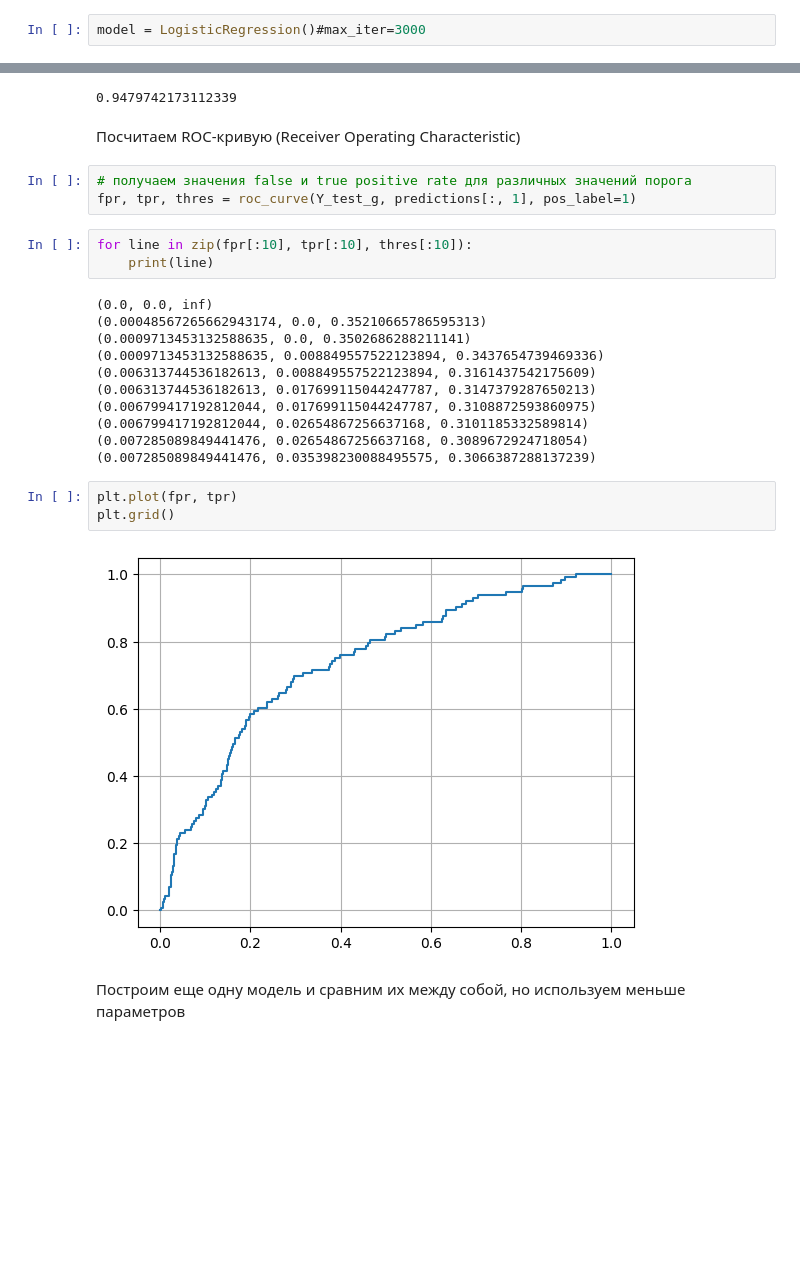
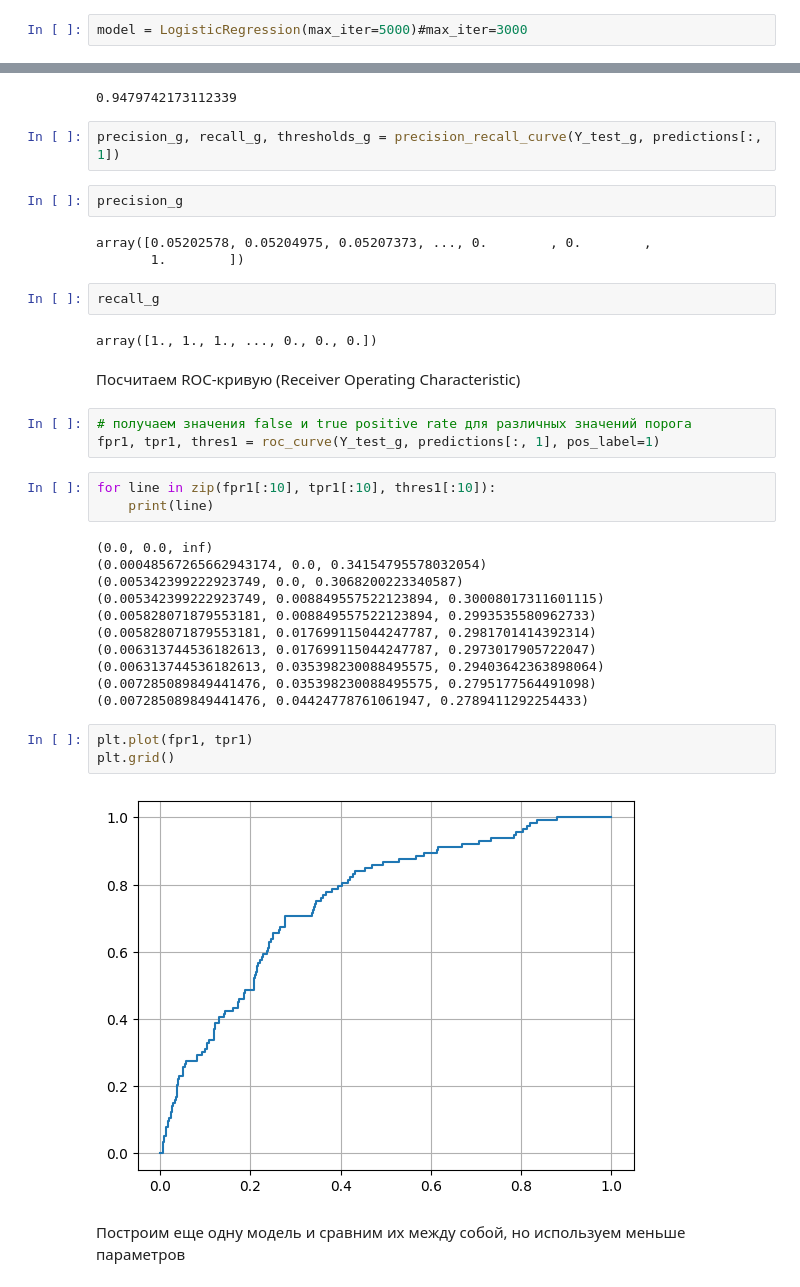
Before and after one commit to Nerobite/features_building_models, a Jupyter notebook: Assessing model accuracy.ipynb, the cells around one changed output, grey strips where cells are left out. Drawn from its saved outputs; the diff is of its cells as text; blank space fills up the shorter version.

```diff
--- a/Assessing model accuracy.ipynb
+++ b/Assessing model accuracy.ipynb
@@ -171,4 +172,4 @@ Y_b = athletes_data['silver']
 # %%
-model = LogisticRegression()#max_iter=3000
+model = LogisticRegression(max_iter=5000)#max_iter=3000
 # %%
 X_train_g, X_test_g, Y_train_g, Y_test_g = train_test_split(X, Y_g, test_size = 0.2, random_state = 42)
@@ -195,30 +196,41 @@ model.score(X_train_g, Y_train_g)
 model.score(X_test_g, Y_test_g)
 # %% [output]
 0.9479742173112339
+# %%
+precision_g, recall_g, thresholds_g = precision_recall_curve(Y_test_g, predictions[:, 1])
+# %%
+precision_g
+# %% [output]
+array([0.05202578, 0.05204975, 0.05207373, ..., 0.        , 0.        ,
+       1.        ])
+# %%
+recall_g
+# %% [output]
+array([1., 1., 1., ..., 0., 0., 0.])
 # %% [markdown]
 Посчитаем ROC-кривую (Receiver Operating Characteristic)
 # %%
 # получаем значения false и true positive rate для различных значений порога
-fpr, tpr, thres = roc_curve(Y_test_g, predictions[:, 1], pos_label=1)
+fpr1, tpr1, thres1 = roc_curve(Y_test_g, predictions[:, 1], pos_label=1)
 # %%
-for line in zip(fpr[:10], tpr[:10], thres[:10]):
+for line in zip(fpr1[:10], tpr1[:10], thres1[:10]):
     print(line)
 # %% [output]
 (0.0, 0.0, inf)
-(0.00048567265662943174, 0.0, 0.35210665786595313)
-(0.0009713453132588635, 0.0, 0.3502686288211141)
-(0.0009713453132588635, 0.008849557522123894, 0.3437654739469336)
-(0.006313744536182613, 0.008849557522123894, 0.3161437542175609)
-(0.006313744536182613, 0.017699115044247787, 0.3147379287650213)
-(0.006799417192812044, 0.017699115044247787, 0.3108872593860975)
-(0.006799417192812044, 0.02654867256637168, 0.3101185332589814)
-(0.007285089849441476, 0.02654867256637168, 0.3089672924718054)
-(0.007285089849441476, 0.035398230088495575, 0.3066387288137239)
+(0.00048567265662943174, 0.0, 0.34154795578032054)
+(0.005342399222923749, 0.0, 0.3068200223340587)
+(0.005342399222923749, 0.008849557522123894, 0.30008017311601115)
+(0.005828071879553181, 0.008849557522123894, 0.2993535580962733)
+(0.005828071879553181, 0.017699115044247787, 0.2981701414392314)
+(0.006313744536182613, 0.017699115044247787, 0.2973017905722047)
+(0.006313744536182613, 0.035398230088495575, 0.29403642363898064)
+(0.007285089849441476, 0.035398230088495575, 0.2795177564491098)
+(0.007285089849441476, 0.04424778761061947, 0.2789411292254433)
 # %%
-plt.plot(fpr, tpr)
+plt.plot(fpr1, tpr1)
 plt.grid()
 # %% [output]
-[figure, old version]
+[figure, new version]
 # %% [markdown]
 Построим еще одну модель и сравним их между собой, но используем меньше параметров
 # %%
```
Also changed, not shown: parts of 32 cells of this notebook.
